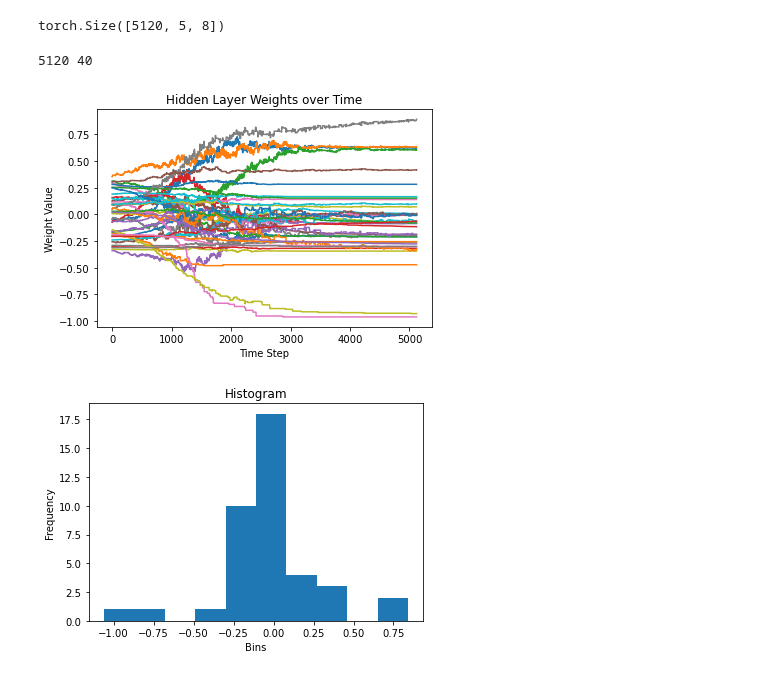
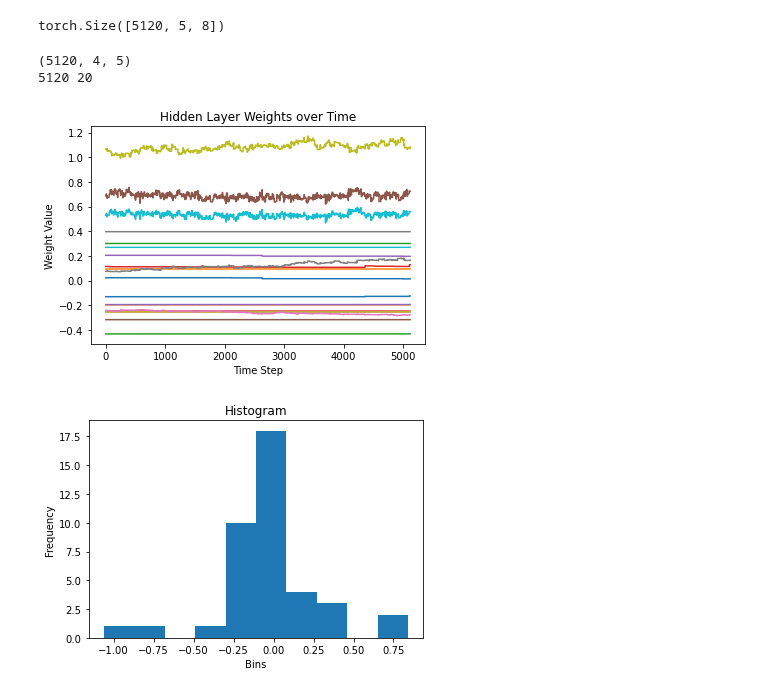
Before and after one commit to dallingordon/LABNET, a Jupyter notebook: labnet_implementation.ipynb, the cells around one changed output. Cells and saved outputs as stored; diff of their text form; code cells hidden in the pictures.

Commit message:
lab can record

```diff
--- a/labnet_implementation.ipynb
+++ b/labnet_implementation.ipynb
@@ -93,7 +93,7 @@ torch.float32
 samples = input_data.shape[0]
 num_epochs = 20
 hidden_layer_weights = torch.zeros(num_epochs* samples, 5, 8) #this should be num epochs by hidden size.
-
+lab = Lab(model,num_epochs,samples)
 data = list(zip(input_data, output_data))
 
 for epoch in range(num_epochs):
@@ -122,6 +122,7 @@ for epoch in range(num_epochs):
 
         #print(model.hidden_1.weight.shape) ##i also have biases here.  are those interesting??
         hidden_layer_weights[epoch * samples + sample] = model.hidden_1.weight
+        lab.record(model,epoch,samples,sample)
         sample += 1
         #print(model.hidden_2.weight)
         #print(model.output.weight)
@@ -148,5 +149,10 @@ class Lab:
             layer_shape = ep_list + list(t[1].shape) #the shape the lab param should have for each weight matrix
             self.LabParams[idx] = (name,torch.zeros(layer_shape))
 
-    def record(self, model,epch,sample):
+    def record(self, model,epoch,data_samples,sample):
         #this has to know which weight layer it is.  i think its always the same order?
+        idx = 0
+        for i in model.named_parameters():
+            assert i[0] == self.LabParams[idx][0]
+            self.LabParams[idx][1][epoch * data_samples + sample] = i[1]
+            idx +=1
@@ -163,3 +177,6 @@ hidden_2.weight torch.Size([5120, 4, 5])
 hidden_2.bias torch.Size([5120, 4])
 output.weight torch.Size([5120, 4, 4])
 output.bias torch.Size([5120, 4])
+# %%
+for i in model.named_parameters():
+    print(i[1])
@@ -170,36 +205,38 @@ torch.Size([5120, 5, 8])
 # %%
 import matplotlib.pyplot as plt
 import numpy as np
-weights = hidden_layer_weights.detach().numpy()
+weights = lab.LabParams[2][1].detach().numpy()
 
 shapes = weights.shape
+print(shapes)
 weights = np.reshape(weights,(shapes[0],shapes[1]*shapes[2]))
 #print(weights)
 # Get the number of time steps and dimensions
 num_time_steps, num_dimensions = weights.shape
 print(num_time_steps,num_dimensions)
 # Create a figure and axis
 fig, ax = plt.subplots()
 
 # Plot the lines for each dimension
 for i in range(num_dimensions):
     ax.plot(range(num_time_steps), weights[:, i], label=f"Dimension {i+1}")
 
 # Set the labels and title
 ax.set_xlabel('Time Step')
 ax.set_ylabel('Weight Value')
 ax.set_title('Hidden Layer Weights over Time')
 
 # Add a legend how bout not
 #ax.legend()
 
 # Show the plot
 plt.show()
 
 ##these look correct, just, it isn't stochastic.  its doing the full batch of all data at every iteration, its probably exactly right after like, 5 -10 samples.
 # %% [output]
-5120 40
+(5120, 4, 5)
+5120 20
-[figure, old version]
+[figure, new version]
 # %%
 
 def plot_histogram(tensor, b):
```
Also changed, not shown: parts of 3 cells of this notebook.
